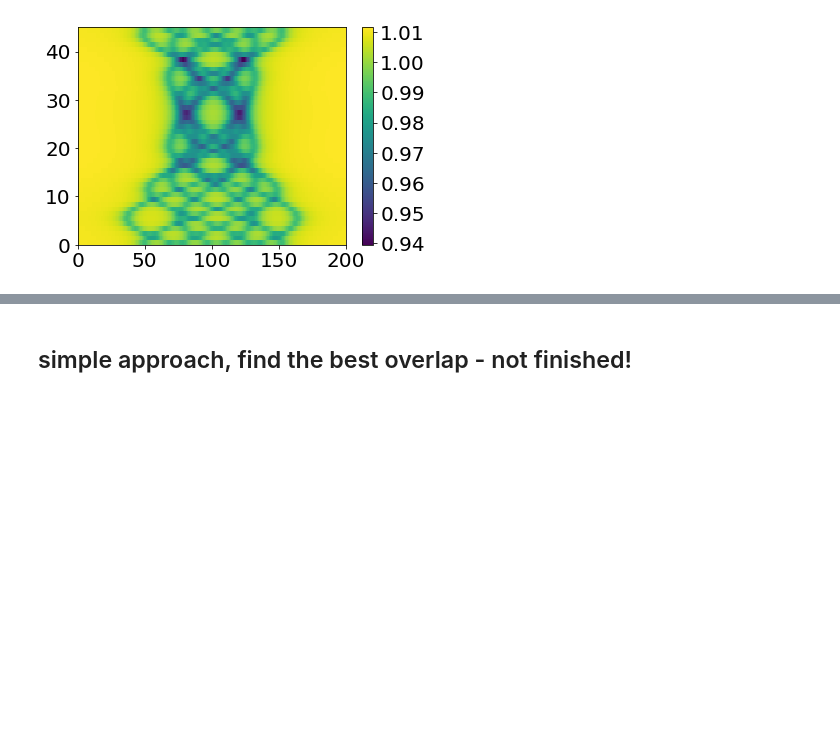
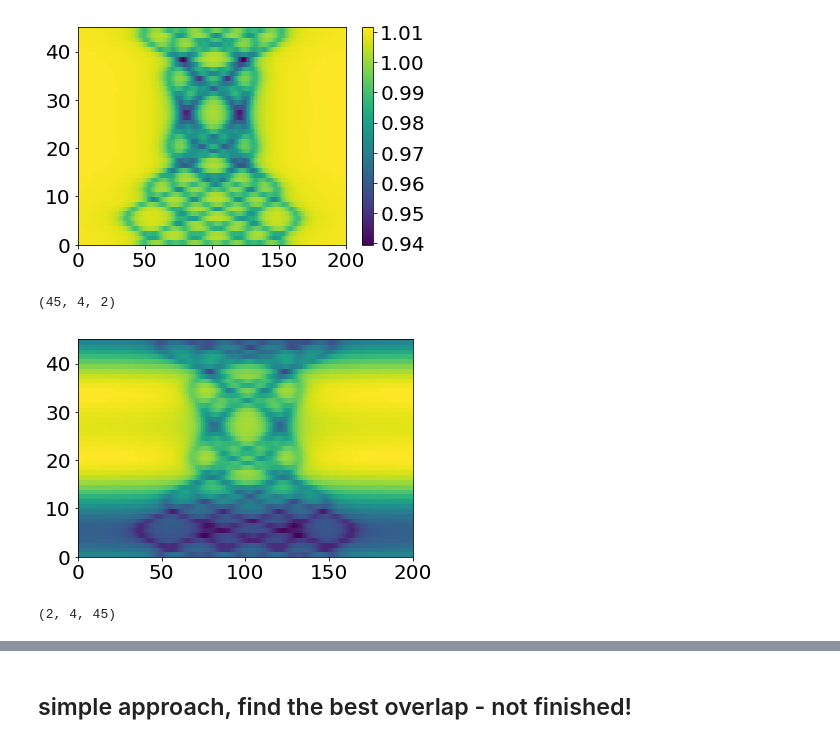
Before and after one commit to JanGieseler/pynvcenter, a Jupyter notebook: notebooks/experimental data - reconstruct magnet position from esr spectra.ipynb, the cells around one changed output, grey strips where cells are left out. Drawn from its saved outputs; the diff is of its cells as text; code cells hidden in the pictures; blank space fills up the shorter version.

```diff
--- a/notebooks/experimental data - reconstruct magnet position from esr spectra.ipynb
+++ b/notebooks/experimental data - reconstruct magnet position from esr spectra.ipynb
@@ -680,3 +680,14 @@ for Zo in [img, img_c]:
 # %% [output]
 [figure]
 [figure]
+# %%
+img, esr = create_image(**magnet_parameters_new, return_esr_freqs=True)
+# %%
+plt.pcolor(img)
+# %% [output]
+(45, 4, 2)
+[figure, added]
+# %%
+esr.T.shape
+# %% [output]
+(2, 4, 45)
```
Also changed, not shown: parts of 8 cells of this notebook, 6 other files.
